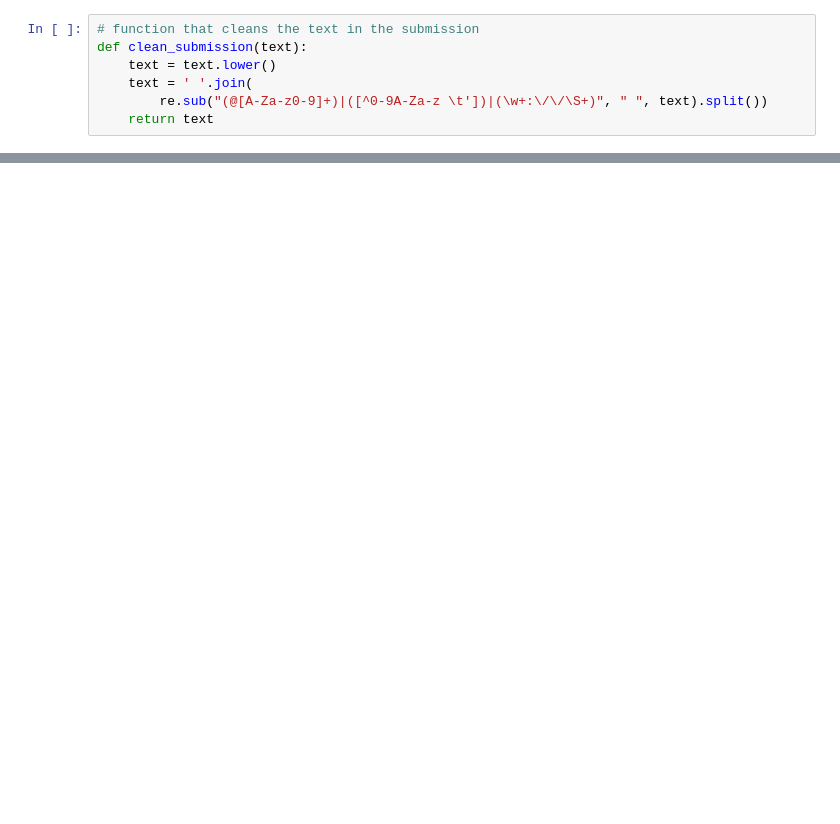
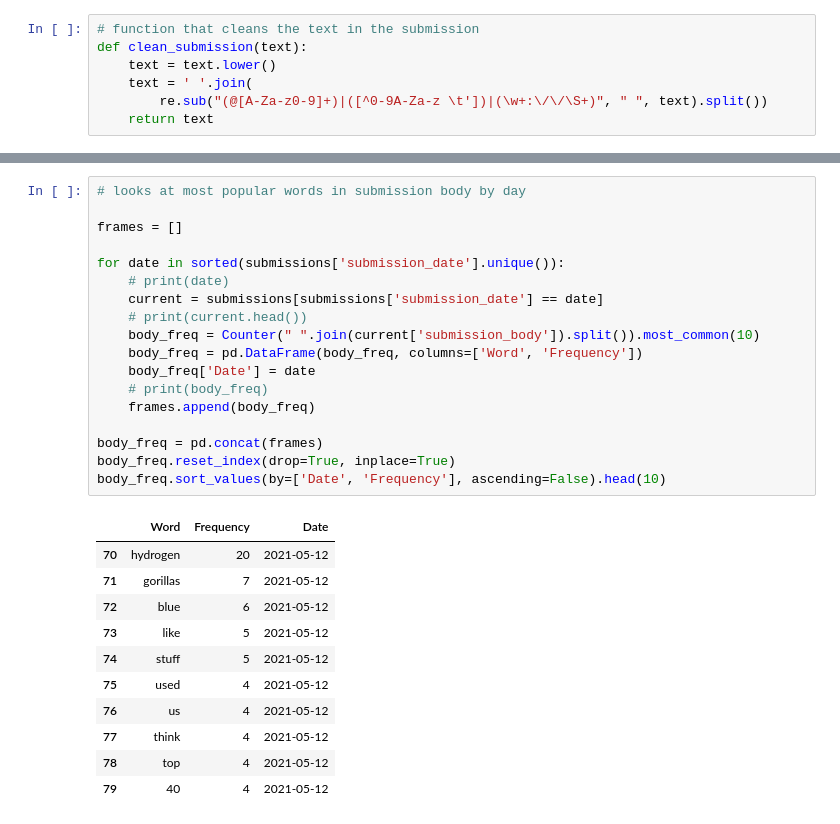
Before and after one commit to jbell1991/reddit-scraping, a Jupyter notebook: data-analysis.ipynb, the cells around one changed output, grey strips where cells are left out. Cells and saved outputs as stored; diff of their text form; blank space fills up the shorter version.

```diff
--- a/data-analysis.ipynb
+++ b/data-analysis.ipynb
@@ -277,0 +252,30 @@ company        170
+# %%
+# looks at most popular words in submission body by day
+
+frames = []
+
+for date in sorted(submissions['submission_date'].unique()):
+    # print(date)
+    current = submissions[submissions['submission_date'] == date]
+    # print(current.head())
+    body_freq = Counter(" ".join(current['submission_body']).split()).most_common(10)
+    body_freq = pd.DataFrame(body_freq, columns=['Word', 'Frequency'])
+    body_freq['Date'] = date
+    # print(body_freq)
+    frames.append(body_freq)
+
+body_freq = pd.concat(frames)
+body_freq.reset_index(drop=True, inplace=True)
+body_freq.sort_values(by=['Date', 'Frequency'], ascending=False).head(10)
+# %% [output]
+|  | Word | Frequency | Date |
+| 70 | hydrogen | 20 | 2021-05-12 |
+| 71 | gorillas | 7 | 2021-05-12 |
+| 72 | blue | 6 | 2021-05-12 |
+| 73 | like | 5 | 2021-05-12 |
+| 74 | stuff | 5 | 2021-05-12 |
+| 75 | used | 4 | 2021-05-12 |
+| 76 | us | 4 | 2021-05-12 |
+| 77 | think | 4 | 2021-05-12 |
+| 78 | top | 4 | 2021-05-12 |
+| 79 | 40 | 4 | 2021-05-12 |
```
Also changed, not shown: parts of 23 cells of this notebook, 5 other files.
